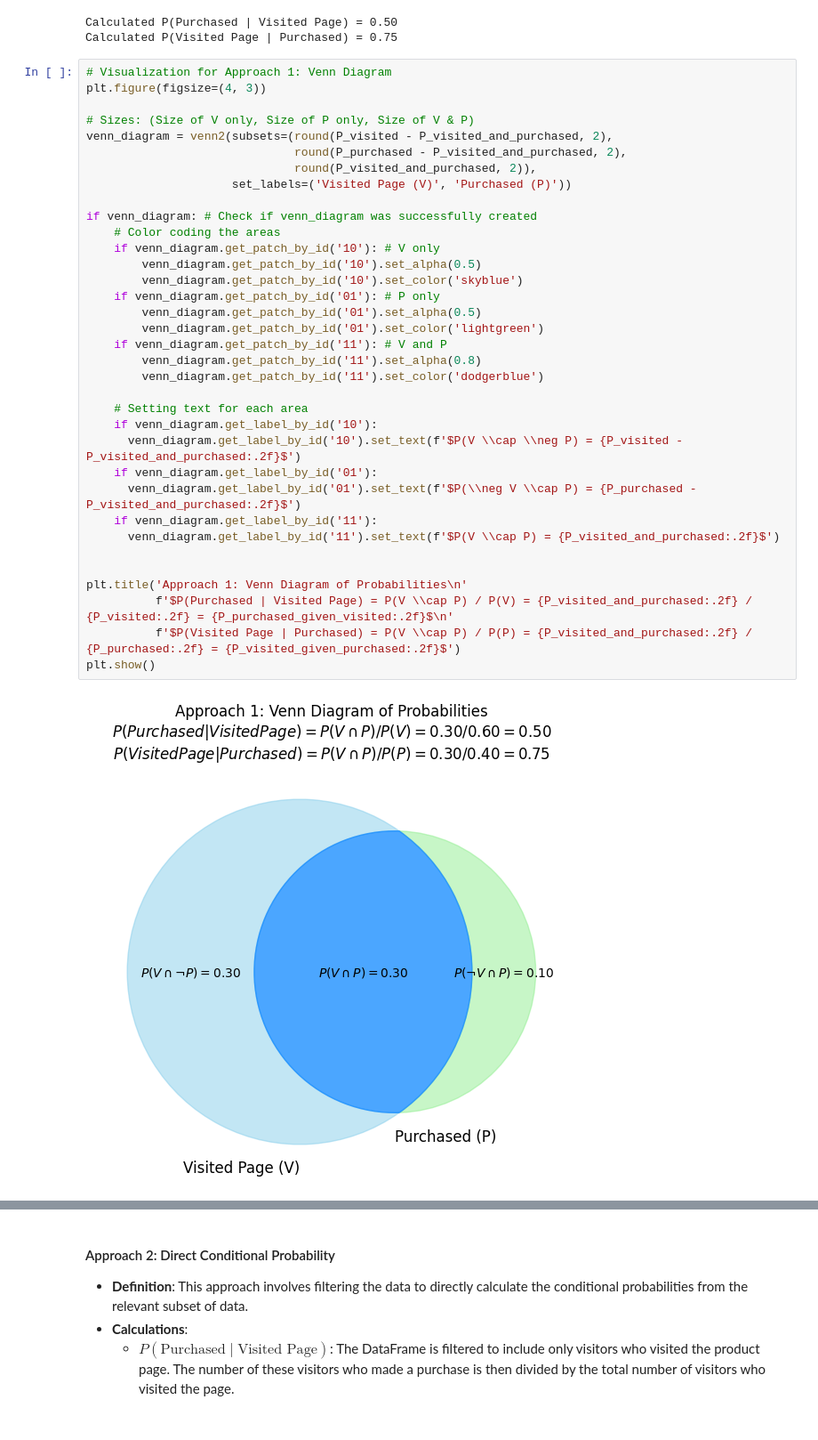
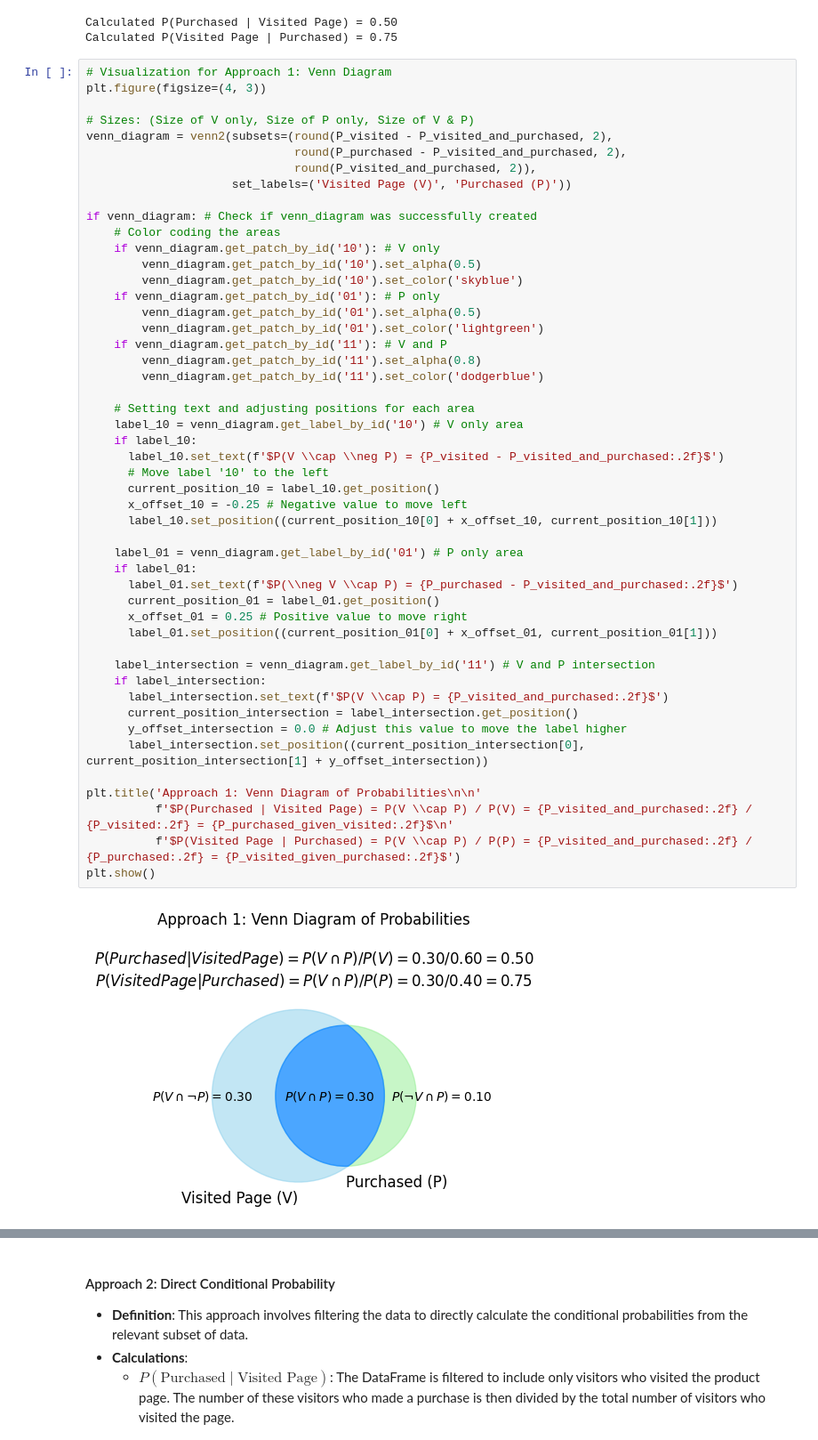
Before and after one commit to snowch/learn_probability, a Jupyter notebook: chapter_04.ipynb, the cells around one changed output, grey strips where cells are left out. Shown at 89% size. Drawn from its saved outputs; the diff is of its cells as text.

Commit message:
add visuals

```diff
--- a/chapter_04.ipynb
+++ b/chapter_04.ipynb
@@ -581,38 +581,52 @@ Calculated P(Visited Page | Purchased) = 0.75
 # %%
 # Visualization for Approach 1: Venn Diagram
 plt.figure(figsize=(4, 3))
 
 # Sizes: (Size of V only, Size of P only, Size of V & P)
 venn_diagram = venn2(subsets=(round(P_visited - P_visited_and_purchased, 2),
                               round(P_purchased - P_visited_and_purchased, 2),
                               round(P_visited_and_purchased, 2)),
                      set_labels=('Visited Page (V)', 'Purchased (P)'))
 
 if venn_diagram: # Check if venn_diagram was successfully created
     # Color coding the areas
     if venn_diagram.get_patch_by_id('10'): # V only
         venn_diagram.get_patch_by_id('10').set_alpha(0.5)
         venn_diagram.get_patch_by_id('10').set_color('skyblue')
     if venn_diagram.get_patch_by_id('01'): # P only
         venn_diagram.get_patch_by_id('01').set_alpha(0.5)
         venn_diagram.get_patch_by_id('01').set_color('lightgreen')
     if venn_diagram.get_patch_by_id('11'): # V and P
         venn_diagram.get_patch_by_id('11').set_alpha(0.8)
         venn_diagram.get_patch_by_id('11').set_color('dodgerblue')
 
-    # Setting text for each area
-    if venn_diagram.get_label_by_id('10'):
-      venn_diagram.get_label_by_id('10').set_text(f'$P(V \\cap \\neg P) = {P_visited - P_visited_and_purchased:.2f}$')
-    if venn_diagram.get_label_by_id('01'):
-      venn_diagram.get_label_by_id('01').set_text(f'$P(\\neg V \\cap P) = {P_purchased - P_visited_and_purchased:.2f}$')
-    if venn_diagram.get_label_by_id('11'):
-      venn_diagram.get_label_by_id('11').set_text(f'$P(V \\cap P) = {P_visited_and_purchased:.2f}$')
+    # Setting text and adjusting positions for each area
+    label_10 = venn_diagram.get_label_by_id('10') # V only area
+    if label_10:
+      label_10.set_text(f'$P(V \\cap \\neg P) = {P_visited - P_visited_and_purchased:.2f}$')
+      # Move label '10' to the left
+      current_position_10 = label_10.get_position()
+      x_offset_10 = -0.25 # Negative value to move left
+      label_10.set_position((current_position_10[0] + x_offset_10, current_position_10[1]))
 
+    label_01 = venn_diagram.get_label_by_id('01') # P only area
+    if label_01:
+      label_01.set_text(f'$P(\\neg V \\cap P) = {P_purchased - P_visited_and_purchased:.2f}$')
+      current_position_01 = label_01.get_position()
+      x_offset_01 = 0.25 # Positive value to move right
+      label_01.set_position((current_position_01[0] + x_offset_01, current_position_01[1]))
 
-plt.title('Approach 1: Venn Diagram of Probabilities\n'
+    label_intersection = venn_diagram.get_label_by_id('11') # V and P intersection
+    if label_intersection:
+      label_intersection.set_text(f'$P(V \\cap P) = {P_visited_and_purchased:.2f}$')
+      current_position_intersection = label_intersection.get_position()
+      y_offset_intersection = 0.0 # Adjust this value to move the label higher
+      label_intersection.set_position((current_position_intersection[0], current_position_intersection[1] + y_offset_intersection))
+
+plt.title('Approach 1: Venn Diagram of Probabilities\n\n'
           f'$P(Purchased | Visited Page) = P(V \\cap P) / P(V) = {P_visited_and_purchased:.2f} / {P_visited:.2f} = {P_purchased_given_visited:.2f}$\n'
           f'$P(Visited Page | Purchased) = P(V \\cap P) / P(P) = {P_visited_and_purchased:.2f} / {P_purchased:.2f} = {P_visited_given_purchased:.2f}$')
 plt.show()
 # %% [output]
-[figure, old version]
+[figure, new version]
 # %% [markdown]
```
Also changed, not shown: parts of 1 cell of this notebook.
